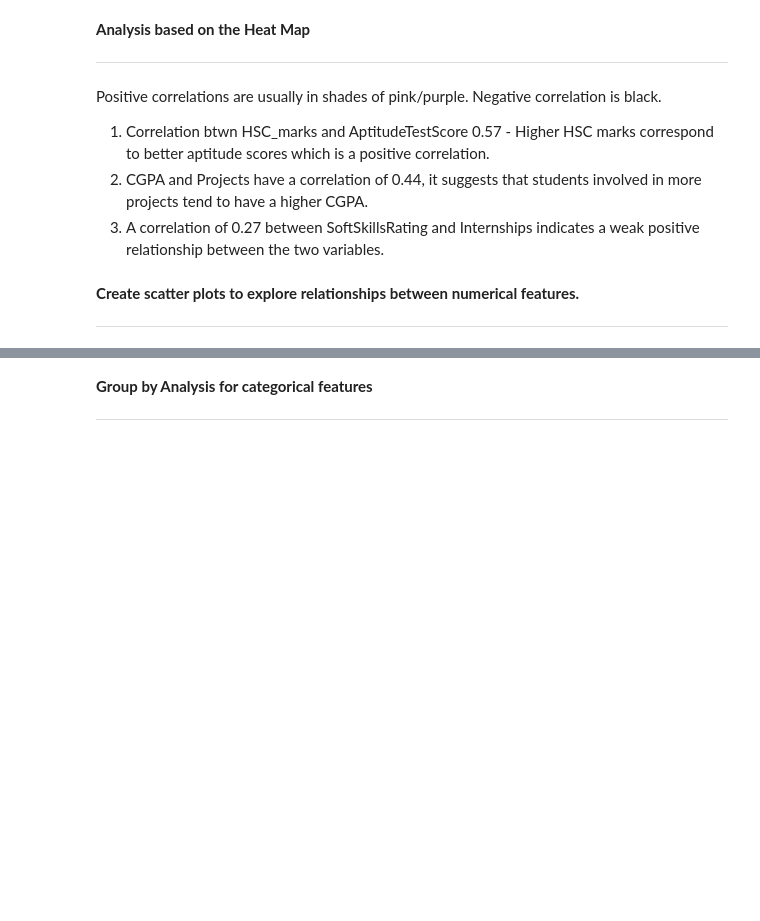
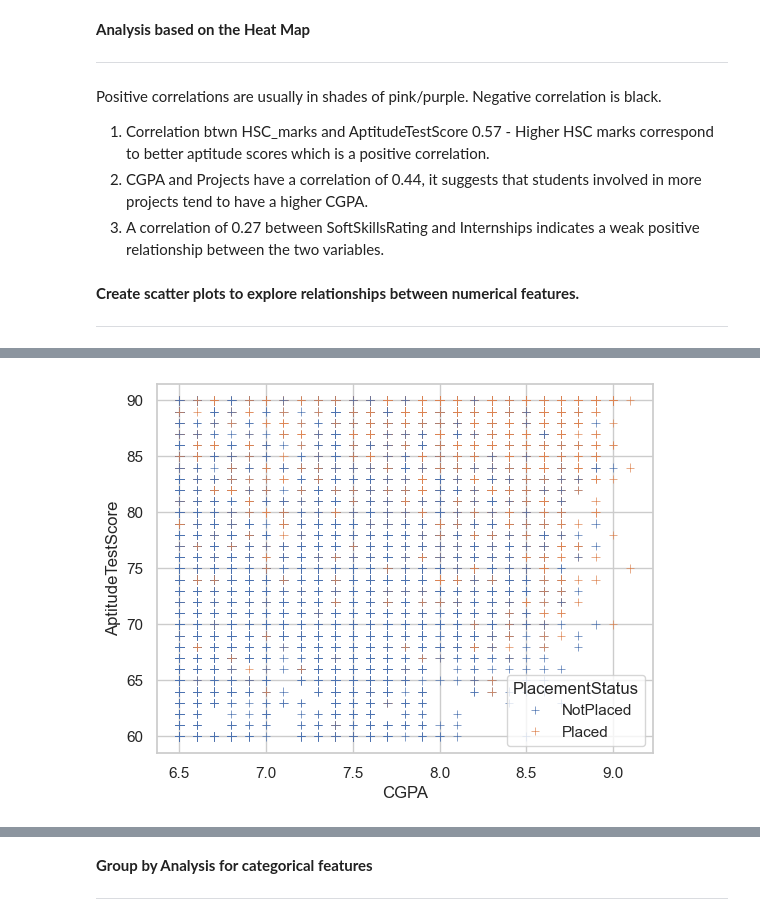
Before and after one commit to sfdxlwcSs/python-Basics, a Jupyter notebook: Project/EDA_Project_Group9.ipynb, the cells around one changed output, grey strips where cells are left out. Cells and saved outputs as stored; diff of their text form; code cells hidden in the pictures; blank space fills up the shorter version.

```diff
--- a/Project/EDA_Project_Group9.ipynb
+++ b/Project/EDA_Project_Group9.ipynb
@@ -416,0 +417,9 @@ plt.show()
+# %%
+#Using Seaborn
+import matplotlib.pyplot as plt
+import seaborn as sns
+sns.set_theme(style='whitegrid')
+sns.scatterplot(data=df, x="CGPA", y='AptitudeTestScore' , marker = '+',hue='PlacementStatus')
+plt.show()
+# %% [output]
+[figure, added]
```
Also changed, not shown: parts of 8 cells of this notebook, 4 other files.
